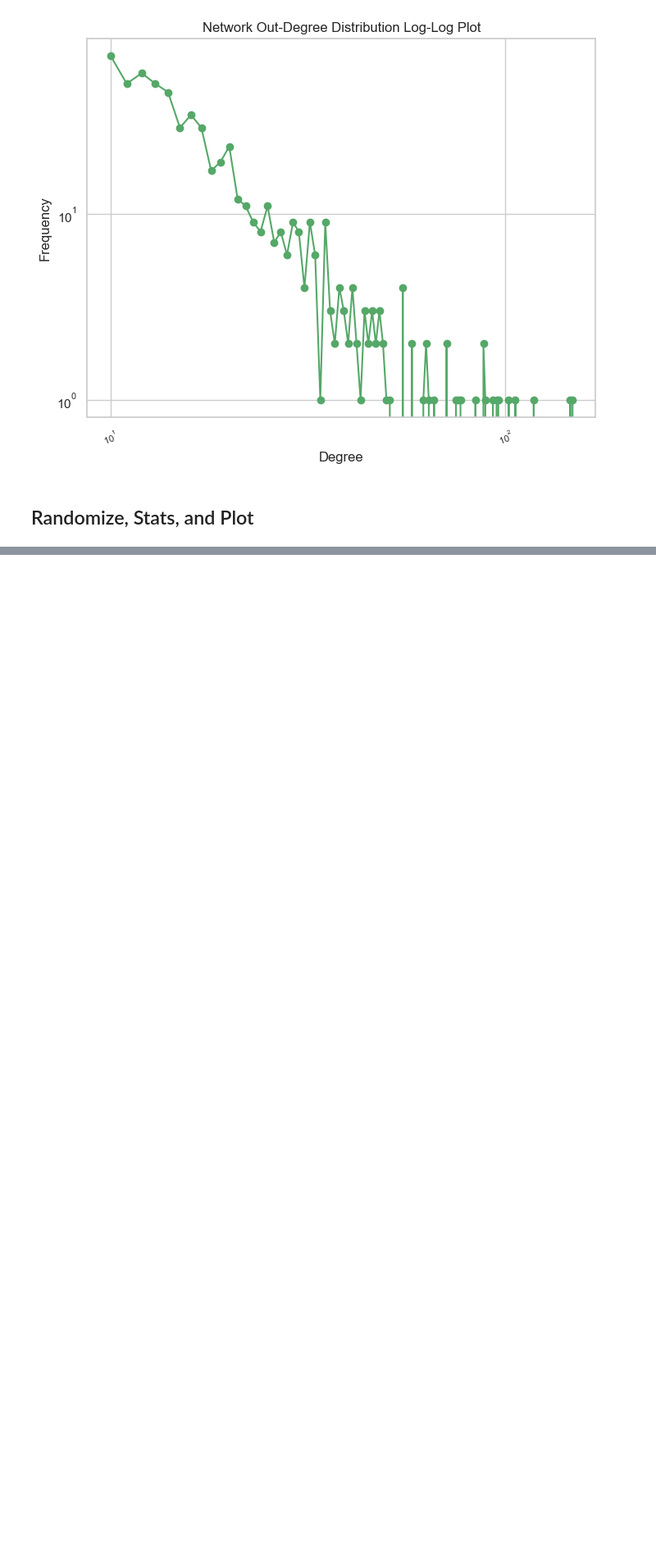
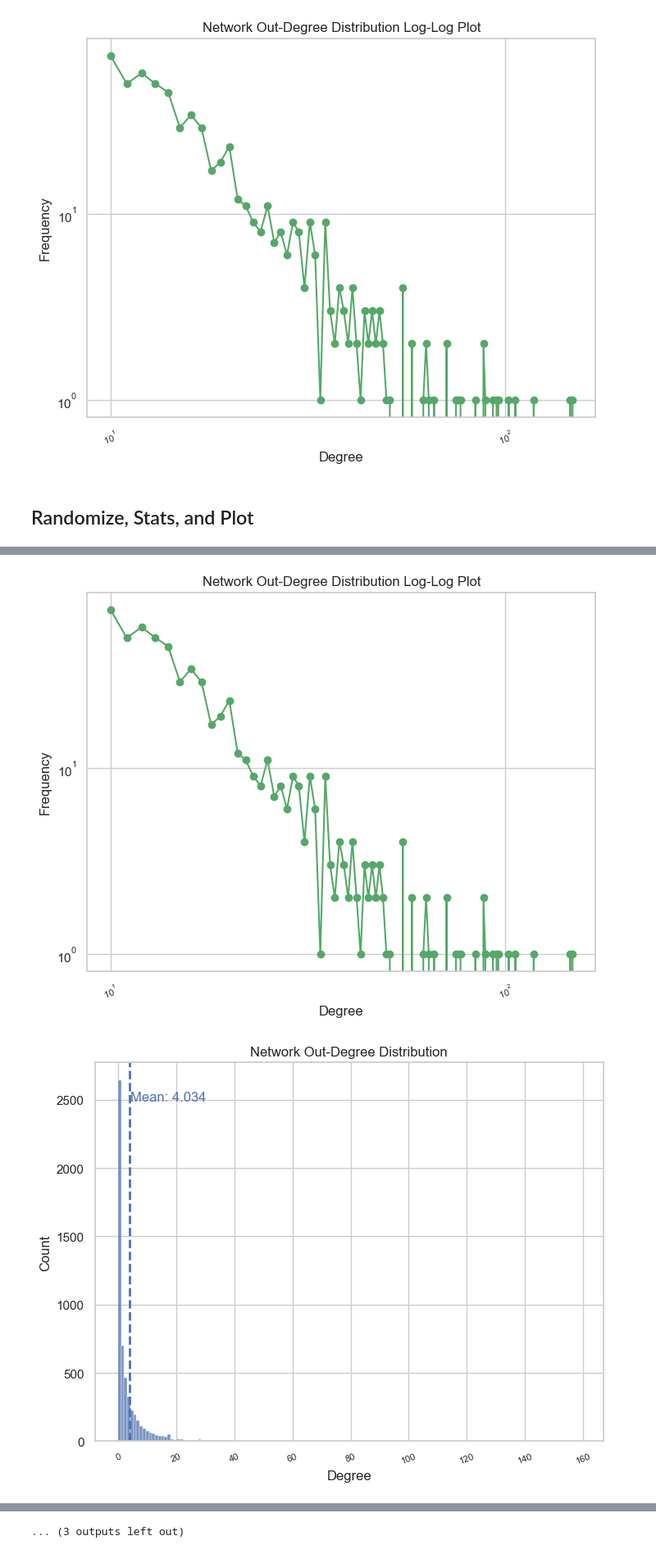
Before and after one commit to HeinDuijf/NetworkInequality, a Jupyter notebook: network_testing.ipynb, the cells around one changed output, grey strips where cells are left out. Shown at 82% size. Cells and saved outputs as stored; diff of their text form; code cells hidden in the pictures; blank space fills up the shorter version.

Commit message:
network testing

```diff
--- a/network_testing.ipynb
+++ b/network_testing.ipynb
@@ -9,9 +6,0 @@ from network_generation import *
-# %%
-for rdmize in [0,0.25,0.5,0.75,1]:
-    G = barabasi_albert_directed(1000, 5)
-    G = randomize_network(G, rdmize)
-    plot_network_degree_distribution(G, title=f'Randomization: {rdmize}')
-    plot_loglog(G,m=2)
-    stats = network_statistics(G)
-    for key in stats:
-        print(f"{key}: {stats[key]}")
@@ -22,13 +6,0 @@ for rdmize in [0,0.25,0.5,0.75,1]:
-# %%
-with open('./empirical_networks/perceptron_final.pkl', 'rb') as f:
-  G_perceptron = pickle.load(f)
-
-n_agents = G_perceptron.number_of_nodes()
-print(n_agents)
-
-# Create a mapping from node names to indexes
-mapping = {node: index for index, node in enumerate(G_perceptron.nodes())}
-
-# Relabel the nodes in the graph
-G_perceptron_indexed = nx.relabel_nodes(G_perceptron, mapping)
-G = G_perceptron_indexed
@@ -42,13 +7,3 @@ plot_loglog(G,m=2)
-# %%
-for p in [0,0.25,0.5,0.75,1]:
-  randomized_network = randomize_network(G,p_rewiring=p)
-  print(f'Randomization parameter p={p}')
-  stats = network_statistics(randomized_network)
-  for key in stats:
-    print(f"{key}: {stats[key]}")
-  #plot_network_degree_distribution(randomized_network)
-  #plot_loglog(randomized_network)
-  print('\n')
 # %% [markdown]
 # Peptic Ulcer
 # %% [markdown]
@@ -182,0 +135,14 @@ Density of the network: 0.0007345308317319441
+# %%
+tot_edges = len(G.edges())
+for p in [0,0.25,0.5,0.75,1]:
+  frac_edges = int(p * tot_edges)
+  randomized_network = equalize(G,n =frac_edges)
+  print(f'Randomization parameter p={p}')
+  print('Randomization done, calculating statistics...')
+  stats = network_statistics(randomized_network)
+  for key in stats:
+    print(f"{key}: {stats[key]}")
+  plot_network_degree_distribution(randomized_network)
+  plot_loglog(randomized_network)
+  print('\n')
+# %% [output]
@@ -182,0 +178,2 @@ Density of the network: 0.0007345308317319441
+[figure, added]
+[figure, added]
@@ -182,0 +226 @@ Density of the network: 0.0007345308317319441
+... (3 outputs left out)
```
Also changed, not shown: parts of 15 cells of this notebook.
